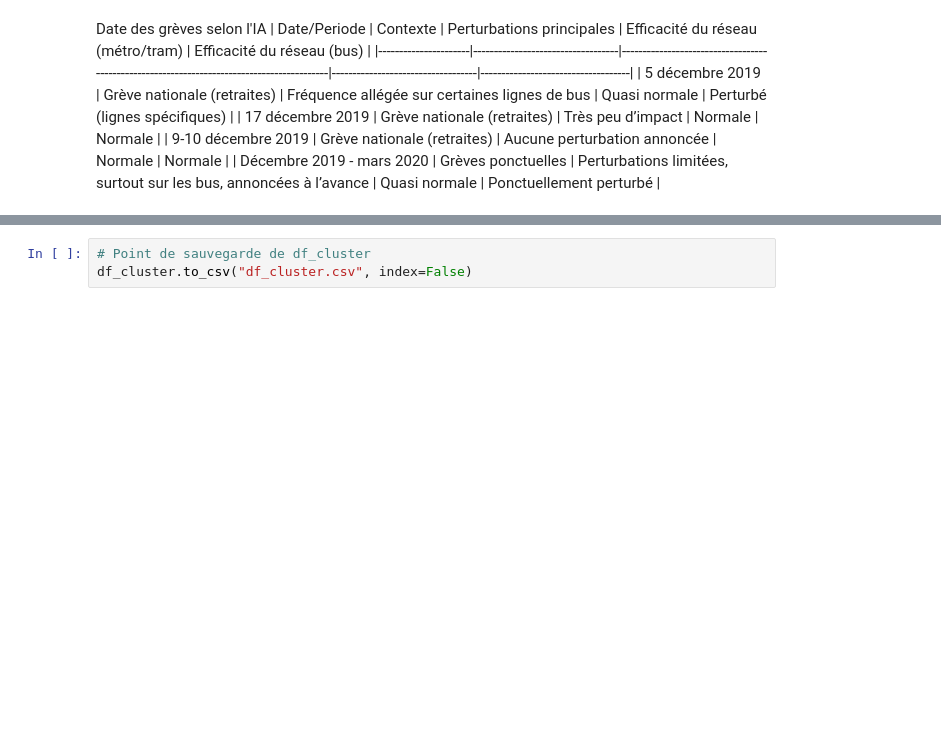
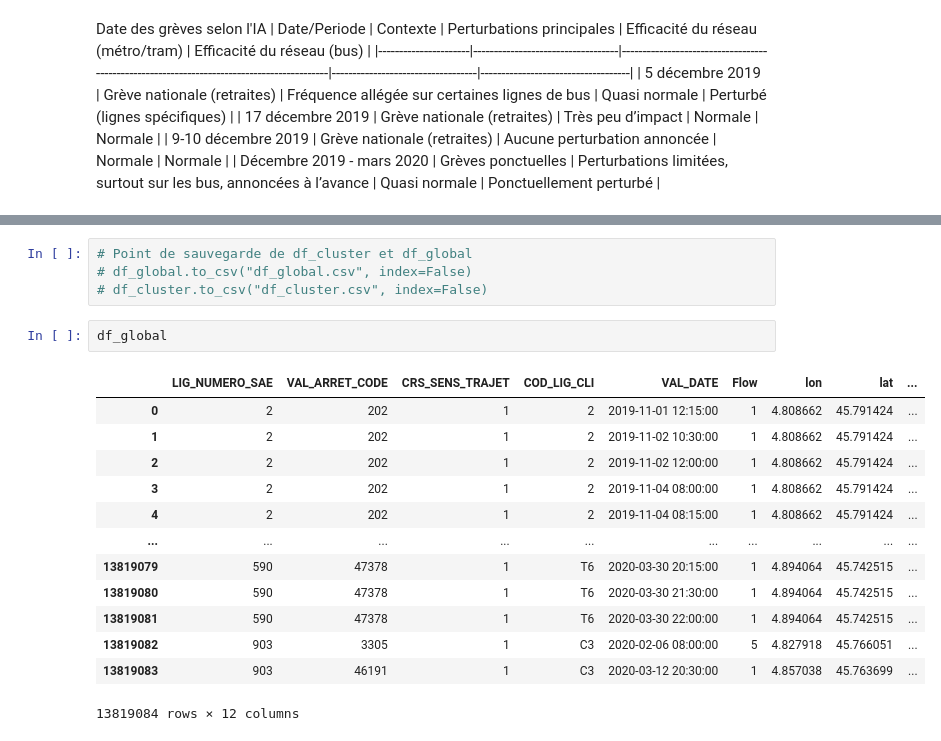
Before and after one commit to arnaudromain2003-lang/DSPAP-Project-2025-ARNAUD-DELPLANQUE-GASTARD, a Jupyter notebook: ipynb/Maxime_notebook.ipynb, the cells around one changed output, grey strips where cells are left out. Saved outputs shown, nothing was run; the diff lists cells and outputs as text; blank space fills up the shorter version.

```diff
--- a/ipynb/Maxime_notebook.ipynb
+++ b/ipynb/Maxime_notebook.ipynb
@@ -159,4 +160,21 @@ pf.plot_cluster_calendar(df_cluster, year=2020, month=3, cluster_col='cluster')
 # %%
-# Point de sauvegarde de df_cluster
-df_cluster.to_csv("df_cluster.csv", index=False)
+# Point de sauvegarde de df_cluster et df_global
+# df_global.to_csv("df_global.csv", index=False)
+# df_cluster.to_csv("df_cluster.csv", index=False)
+# %%
+df_global
+# %% [output]
+|  | LIG_NUMERO_SAE | VAL_ARRET_CODE | CRS_SENS_TRAJET | COD_LIG_CLI | VAL_DATE | Flow | lon | lat | ... |
+| 0 | 2 | 202 | 1 | 2 | 2019-11-01 12:15:00 | 1 | 4.808662 | 45.791424 | ... |
+| 1 | 2 | 202 | 1 | 2 | 2019-11-02 10:30:00 | 1 | 4.808662 | 45.791424 | ... |
+| 2 | 2 | 202 | 1 | 2 | 2019-11-02 12:00:00 | 1 | 4.808662 | 45.791424 | ... |
+| 3 | 2 | 202 | 1 | 2 | 2019-11-04 08:00:00 | 1 | 4.808662 | 45.791424 | ... |
+| 4 | 2 | 202 | 1 | 2 | 2019-11-04 08:15:00 | 1 | 4.808662 | 45.791424 | ... |
+| ... | ... | ... | ... | ... | ... | ... | ... | ... | ... |
+| 13819079 | 590 | 47378 | 1 | T6 | 2020-03-30 20:15:00 | 1 | 4.894064 | 45.742515 | ... |
+| 13819080 | 590 | 47378 | 1 | T6 | 2020-03-30 21:30:00 | 1 | 4.894064 | 45.742515 | ... |
+| 13819081 | 590 | 47378 | 1 | T6 | 2020-03-30 22:00:00 | 1 | 4.894064 | 45.742515 | ... |
+| 13819082 | 903 | 3305 | 1 | C3 | 2020-02-06 08:00:00 | 5 | 4.827918 | 45.766051 | ... |
+| 13819083 | 903 | 46191 | 1 | C3 | 2020-03-12 20:30:00 | 1 | 4.857038 | 45.763699 | ... |
+13819084 rows × 12 columns
 # %%
```
Also changed, not shown: parts of 8 cells of this notebook, 1 other file.
